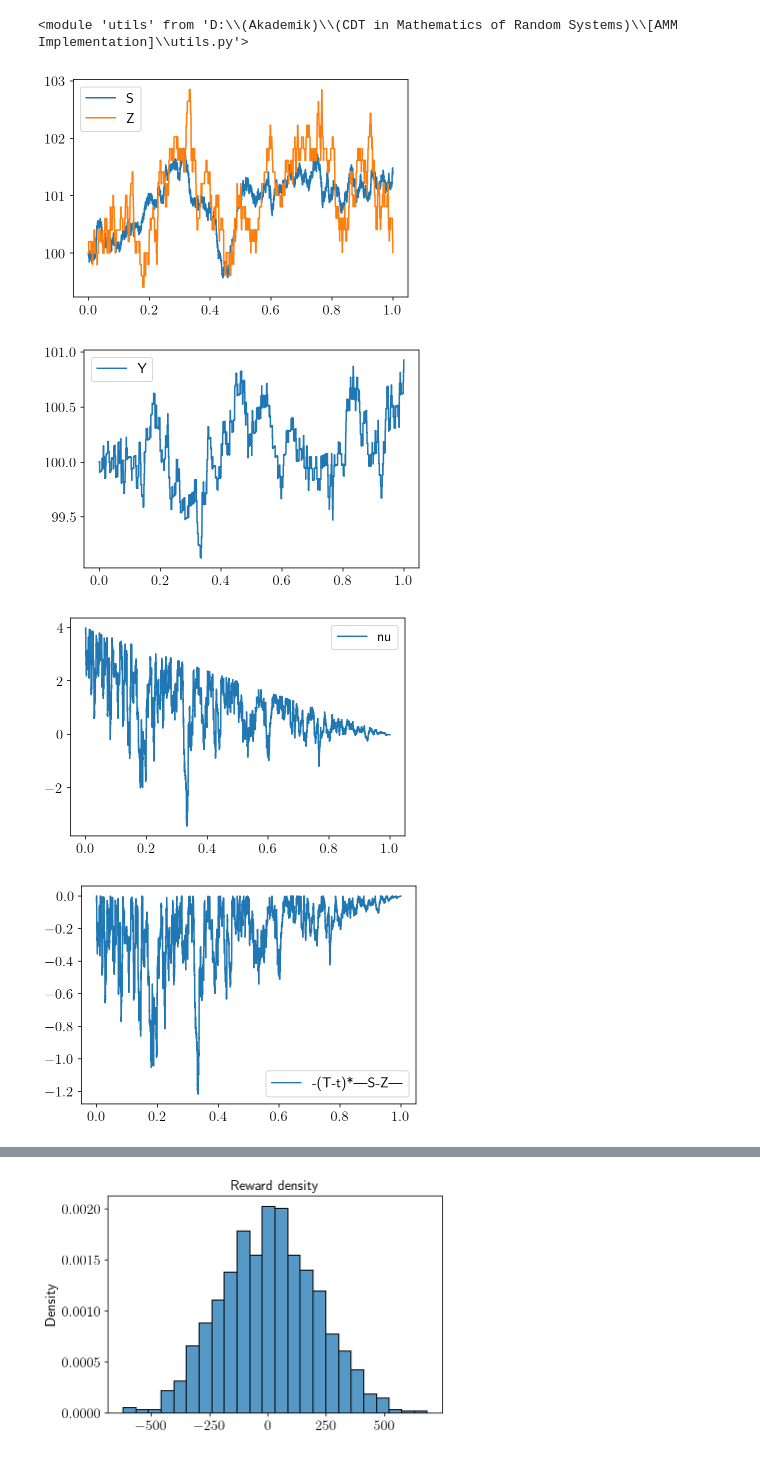
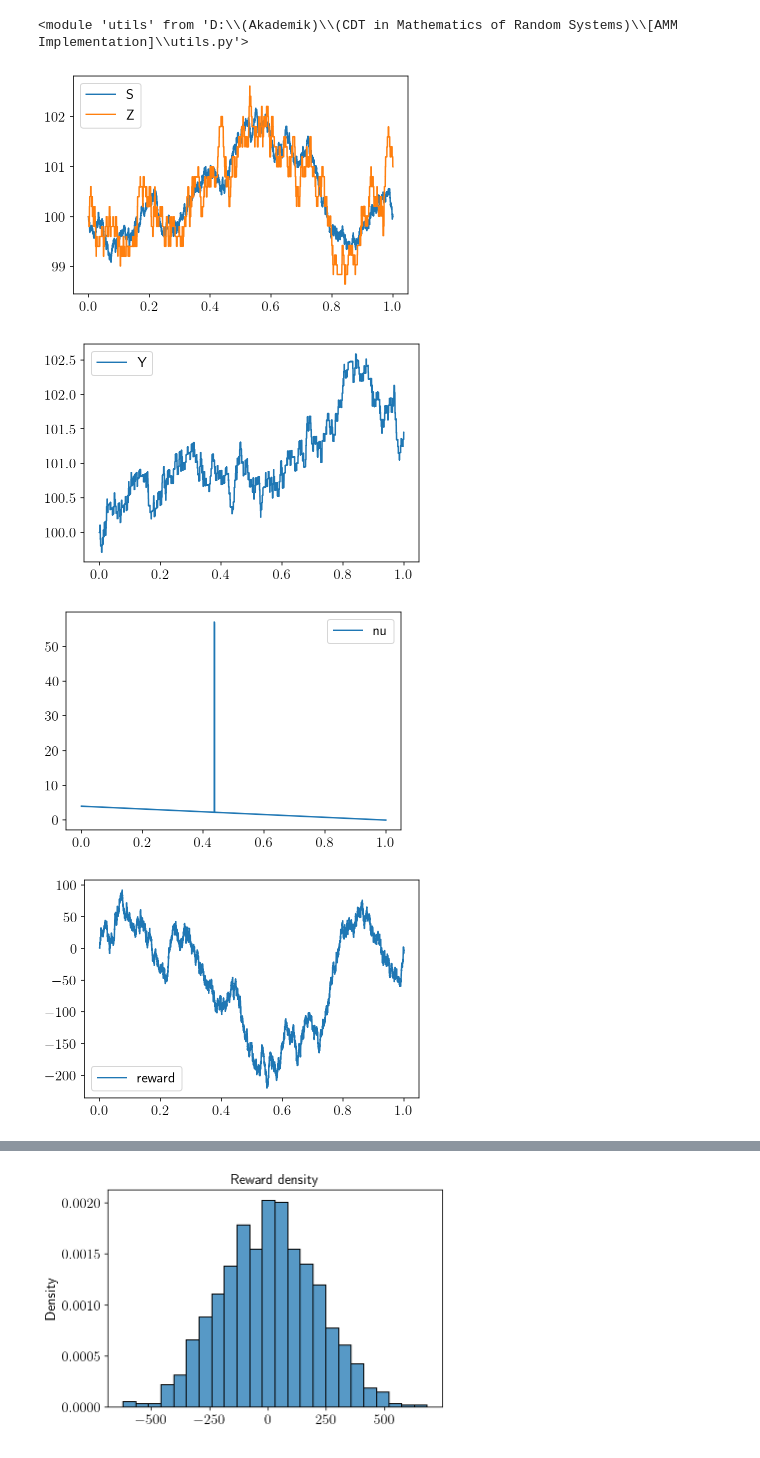
Before and after one commit to muhammadalifaqsha/amm-make-take-fee, a Jupyter notebook: Notebook.ipynb, the cells around one changed output, grey strips where cells are left out. Cells and saved outputs as stored; diff of their text form; code cells hidden in the pictures.

```diff
--- a/Notebook.ipynb
+++ b/Notebook.ipynb
@@ -33,8 +33,8 @@ tr_cost = 1e-3
 fee = tr_cost * xi * S0
 
 params_env = {'sigma': 2., 'S0': S0, 'Z0': 100., 'Y0': 100.,
-              'eta': .1, 'xi': xi, 'T': 1., 'a1': 100, 'a2': 2, 'a3': 100., 'Nt': 10_000,
-              'fee': fee, 'feeV': fee, 'C': 0.1, 'gamma': 1e-2, 'zeta': 1e-3, 'tempLP': 1e-2, 'P0': 1}
+              'eta': .1, 'xi': xi, 'T': 1., 'a1': 100, 'a2': 2., 'a3': 200., 'Nt': 10_000,
+              'fee': fee, 'feeV': fee, 'C': 0, 'gamma': 1e-2, 'zeta': 1e-3, 'tempLP': 1e-2, 'P0': 1}
 # %%
 env = utils.environment(**params_env)
 # %%
@@ -47,38 +47,38 @@ strag_vn = '1'
 #S, Y, Z, X, nu, wealth, perf, rew = env.simulate_venue(nsims=nsims, strag=strag)
 S, Y, Z, X, nu, wealth, perf, rew, venue_wealth, A_a_hist, A_b_hist, A_W_hist, A_B_hist, rew_drift_hist = env.simulate_venue(nsims=nsims, strag_LP=strag_LP, strag_vn=strag_vn, verbose = True)
 # %%
-num_sim = 58
+num_sim = 35
 
 plt.plot(env.timesteps, S[:,num_sim], label='S')
 plt.plot(env.timesteps, Z[:,num_sim], label='Z')
 plt.legend()
 plt.show()
 
 plt.plot(env.timesteps, Y[:,num_sim], label='Y')
 plt.legend()
 plt.show()
 
 #plt.plot(env.timesteps, Z[:,num_sim], label='Z')
 #plt.legend()
 #plt.show()
 
 #plt.plot(env.timesteps, X[:,num_sim], label='X')
 #plt.legend()
 #plt.show()
 
 plt.plot(env.timesteps, nu[:,num_sim], label='nu')
 plt.legend()
 plt.show()
 
-plt.plot(env.timesteps, -(env.T-env.timesteps)*np.abs(S[:,num_sim]-Z[:,num_sim]), label='-(T-t)*|S-Z|')
-plt.legend()
-plt.show()
+# plt.plot(env.timesteps, -(env.T-env.timesteps)*np.abs(S[:,num_sim]-Z[:,num_sim]), label='-(T-t)*|S-Z|')
+# plt.legend()
+# plt.show()
 
 plt.plot(env.timesteps, rew[:,num_sim], label='reward')
 plt.legend()
 plt.show()
 # %% [output]
-[figure, old version]
+[figure, new version]
-[figure, old version]
+[figure, new version]
-[figure, old version]
+[figure, new version]
-[figure, old version]
+[figure, new version]
```
Also changed, not shown: parts of 1 cell of this notebook.
